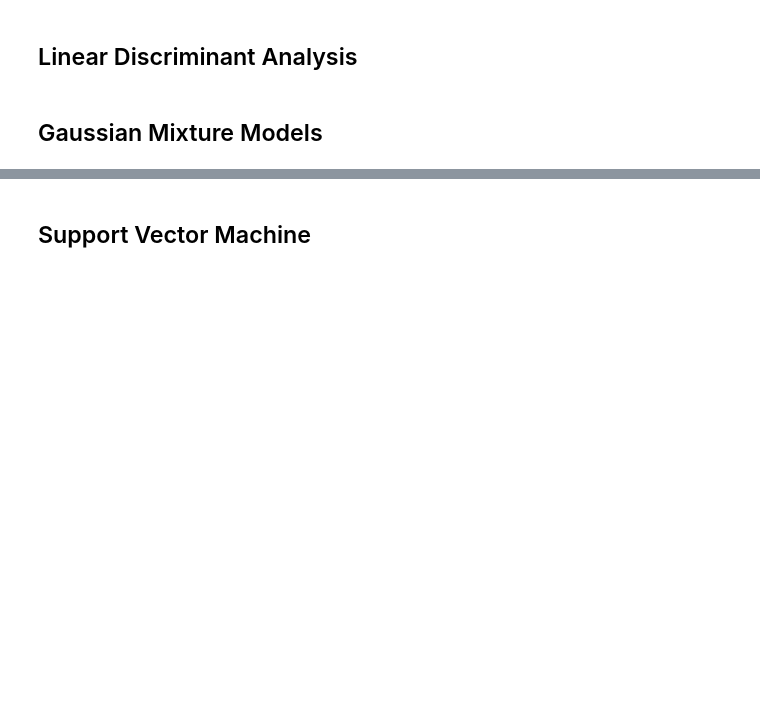
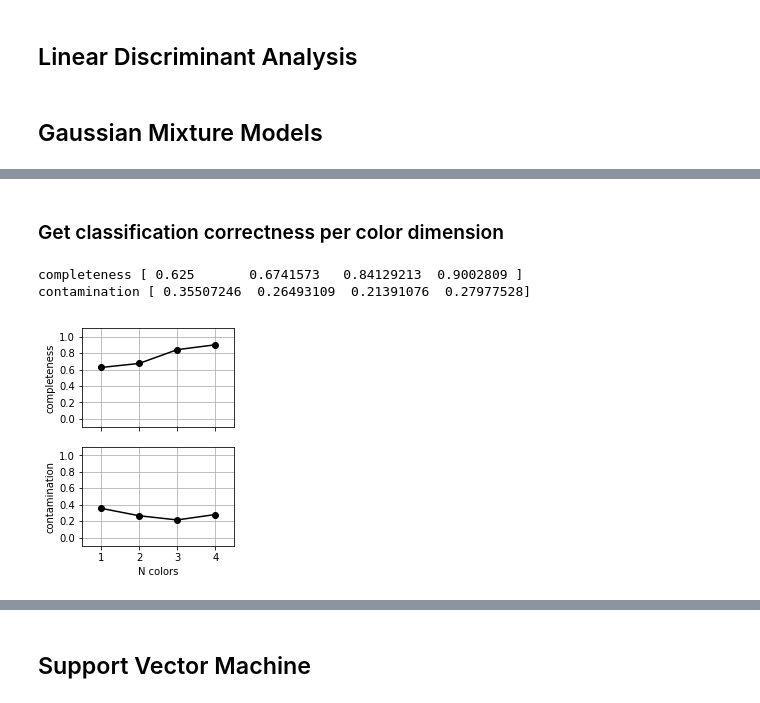
Before and after one commit to dirac-institute/uw-astr598-w18, a Jupyter notebook: homeworks/group1/HW4_group1.ipynb, the cells around one changed output, grey strips where cells are left out. Saved outputs shown, nothing was run; the diff lists cells and outputs as text; code cells hidden in the pictures; blank space fills up the shorter version.

```diff
--- a/homeworks/group1/HW4_group1.ipynb
+++ b/homeworks/group1/HW4_group1.ipynb
@@ -111,0 +186,51 @@ We select  260872  of  693857
+# %% [markdown]
+### Get classification correctness per color dimension
+# %%
+classifiers = []
+predictions = []
+Ncolors = np.arange(1, X.shape[1] + 1)
+
+for nc in Ncolors:
+    clf = GMMBayes(n_components=5, min_covar=1E-5, covariance_type='full')
+    clf.fit(X_train[:, :nc], y_train)
+    y_pred = clf.predict(X_test[:, :nc])
+
+    classifiers.append(clf)
+    predictions.append(y_pred)
+
+completeness, contamination = completeness_contamination(predictions, y_test)
+
+print("completeness", completeness)
+print("contamination", contamination)
+
+# Plot completeness vs Ncolors
+ax = plt.subplot(222)
+ax.plot(Ncolors, completeness, 'o-k', ms=6)
+
+ax.xaxis.set_major_locator(plt.MultipleLocator(1))
+ax.yaxis.set_major_locator(plt.MultipleLocator(0.2))
+ax.xaxis.set_major_formatter(plt.NullFormatter())
+
+ax.set_ylabel('completeness')
+ax.set_xlim(0.5, 4.5)
+ax.set_ylim(-0.1, 1.1)
+ax.grid(True)
+
+# Plot contamination vs Ncolors
+ax = plt.subplot(224)
+ax.plot(Ncolors, contamination, 'o-k', ms=6)
+
+ax.xaxis.set_major_locator(plt.MultipleLocator(1))
+ax.yaxis.set_major_locator(plt.MultipleLocator(0.2))
+ax.xaxis.set_major_formatter(plt.FormatStrFormatter('%i'))
+
+ax.set_xlabel('N colors')
+ax.set_ylabel('contamination')
+ax.set_xlim(0.5, 4.5)
+ax.set_ylim(-0.1, 1.1)
+ax.grid(True)
+plt.show()
+# %% [output]
+completeness [ 0.625       0.6741573   0.84129213  0.9002809 ]
+contamination [ 0.35507246  0.26493109  0.21391076  0.27977528]
+[figure, added]
```
Also changed, not shown: parts of 4 cells of this notebook.
